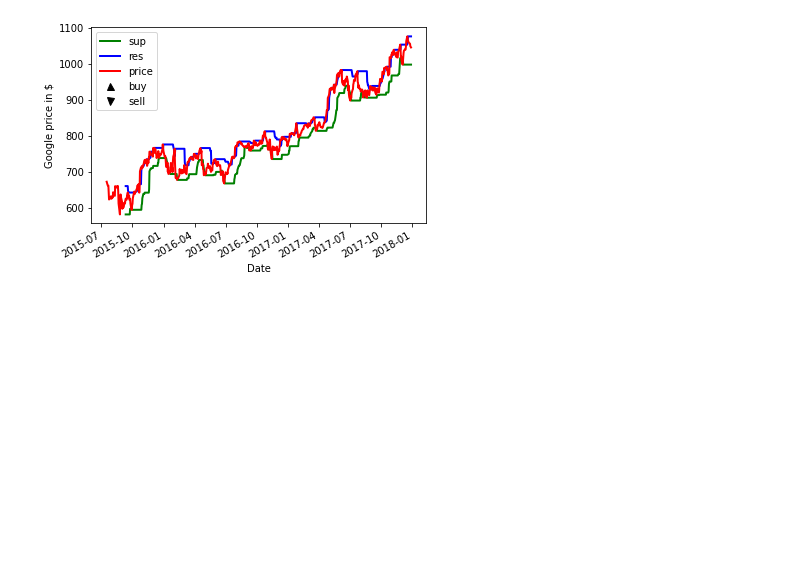
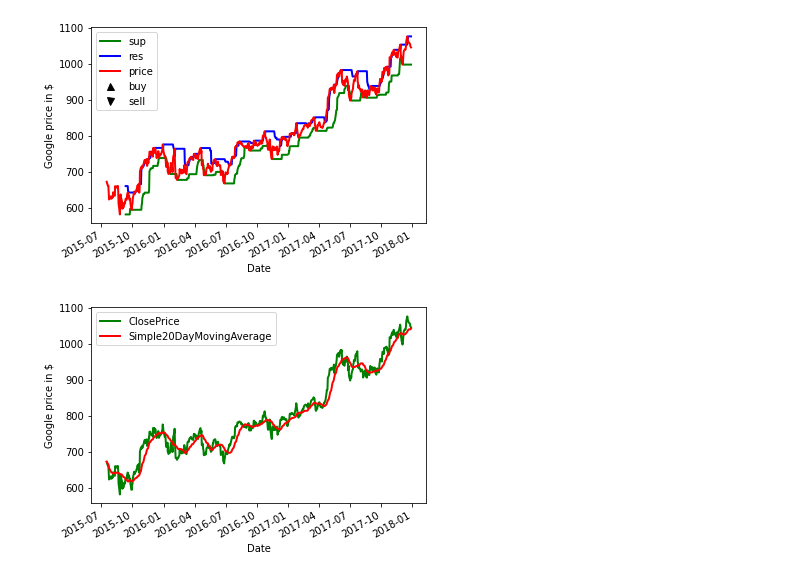
Before and after one commit to REICHIYAN/REI, a Jupyter notebook: AlgoTrade.ipynb, the cells around one changed output. Drawn from its saved outputs; the diff is of its cells as text; code cells hidden in the pictures; blank space fills up the shorter version.

```diff
--- a/AlgoTrade.ipynb
+++ b/AlgoTrade.ipynb
@@ -220,0 +223,46 @@ plt.show()
+# %%
+import pandas as pd
+from pandas_datareader import data
+
+start_date = '2014-01-01'
+end_date = '2018-01-01'
+SRC_DATA_FILENAME = 'goog_data.pkl'
+
+try:
+  goog_data2 = pd.read_pickle(SRC_DATA_FILENAME)
+except FileNotFoundError:
+  goog_data2 = data.DataReader('GOOG', 'yahoo', start_date, end_date)
+  goog_data2.to_pickle(SRC_DATA_FILENAME)
+
+goog_data = goog_data2.tail(620)
+
+close = goog_data['Close']
+
+
+import statistics as stats
+
+time_period = 20
+history = []
+sma_values = []
+
+for close_price in close:
+  history.append(close_price)
+  if len(history) > time_period:
+    del (history[0])
+
+  sma_values.append(stats.mean(history))
+
+goog_data = goog_data.assign(ClosePrice=pd.Series(close, index=goog_data.index))
+goog_data = goog_data.assign(Simple20DayMovingAverage=pd.Series(sma_values, index=goog_data.index))
+close_price = goog_data['ClosePrice']
+sma = goog_data['Simple20DayMovingAverage']
+
+import matplotlib.pyplot as plt
+
+fig = plt.figure()
+ax1 = fig.add_subplot(111, ylabel='Google price in $')
+close_price.plot(ax=ax1, color='g', lw=2., legend=True)
+sma.plot(ax=ax1, color='r', lw=2., legend=True)
+plt.show()
+# %% [output]
+[figure, added]
```
Also changed, not shown: parts of 3 cells of this notebook.
